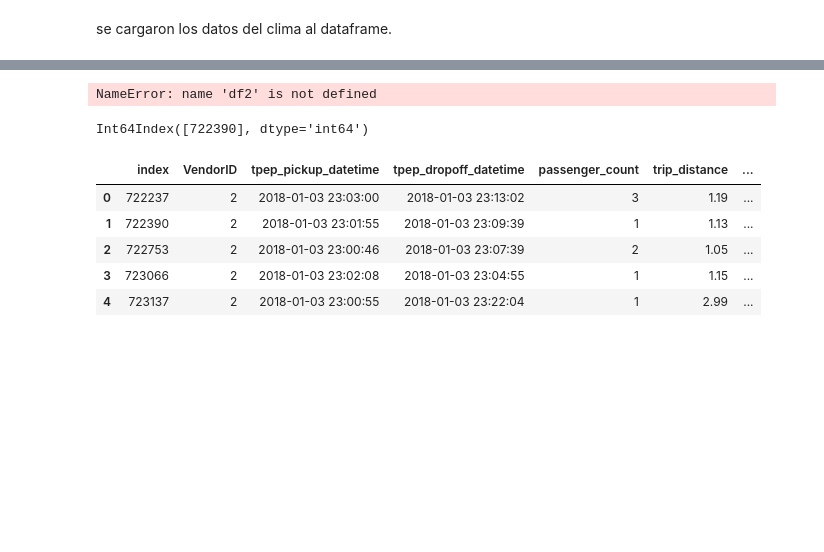
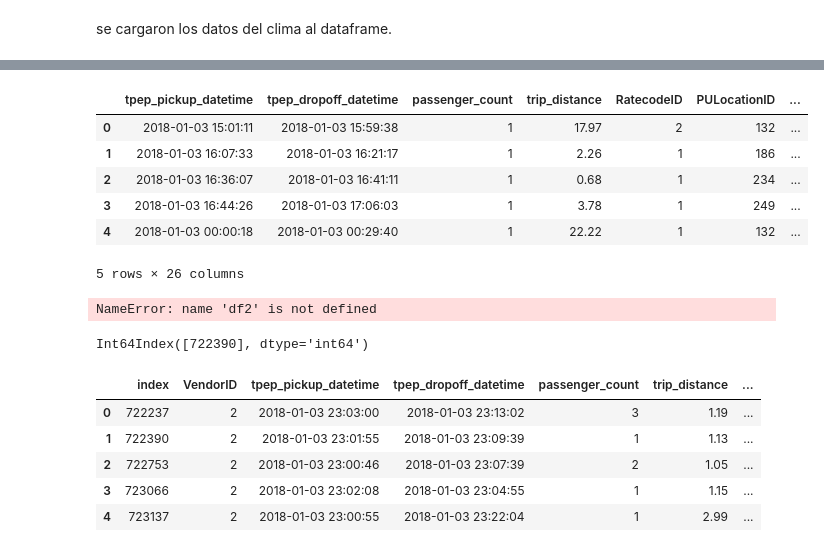
Before and after one commit to manusza/Proyecto-Taxis-NYC, a Jupyter notebook: taxis.ipynb, the cells around one changed output, grey strips where cells are left out. Drawn from its saved outputs; the diff is of its cells as text; code cells hidden in the pictures; blank space fills up the shorter version.

```diff
--- a/taxis.ipynb
+++ b/taxis.ipynb
@@ -160,3 +158,13 @@ df_Impar.shape
+# %%
+df_Impar.head(5)
+# %% [output]
+|  | tpep_pickup_datetime | tpep_dropoff_datetime | passenger_count | trip_distance | RatecodeID | PULocationID | ... |
+| 0 | 2018-01-03 15:01:11 | 2018-01-03 15:59:38 | 1 | 17.97 | 2 | 132 | ... |
+| 1 | 2018-01-03 16:07:33 | 2018-01-03 16:21:17 | 1 | 2.26 | 1 | 186 | ... |
+| 2 | 2018-01-03 16:36:07 | 2018-01-03 16:41:11 | 1 | 0.68 | 1 | 234 | ... |
+| 3 | 2018-01-03 16:44:26 | 2018-01-03 17:06:03 | 1 | 3.78 | 1 | 249 | ... |
+| 4 | 2018-01-03 00:00:18 | 2018-01-03 00:29:40 | 1 | 22.22 | 1 | 132 | ... |
+5 rows × 26 columns
 # %%
 df2['tpep_pickup_datetime'].apply(pd.to_datetime).dt.day[9]
 # %% [output]
```
Also changed, not shown: parts of 6 cells of this notebook.
